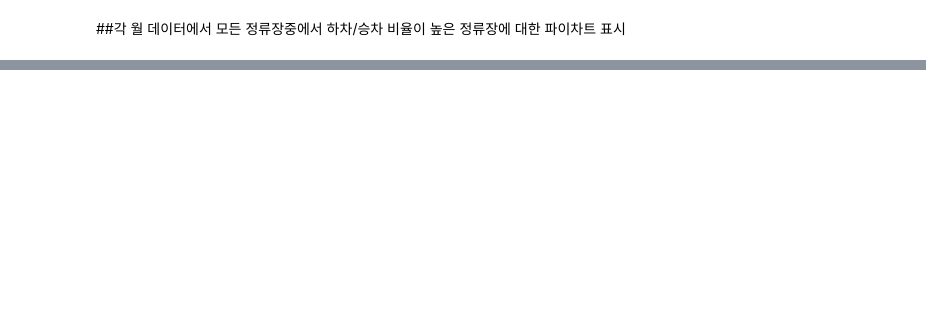
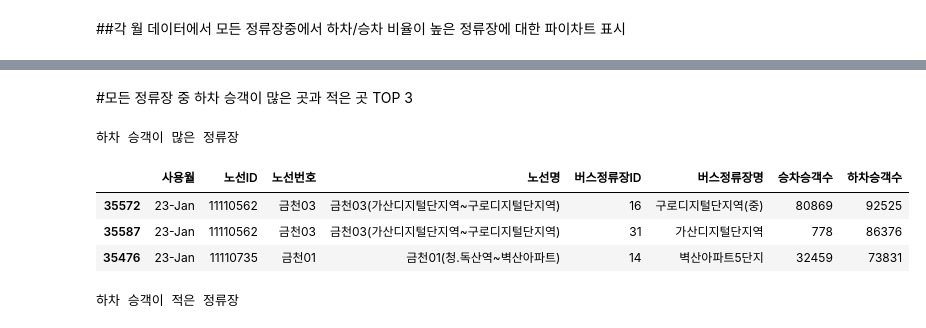
Before and after one commit to aguywhohasADHD/python_project, a Jupyter notebook: project/Untitled1.ipynb, the cells around one changed output, grey strips where cells are left out. Cells and saved outputs as stored; diff of their text form; code cells hidden in the pictures; blank space fills up the shorter version.

```diff
--- a/project/Untitled1.ipynb
+++ b/project/Untitled1.ipynb
@@ -44,6 +44,9 @@ def month_import(month):
   elif month.lower()=='july':
     f_name='data/bus_station_month_july.csv'
     month_data='7월'
+  elif month.lower()=='augusut':
+    f_name='data/bus_station_month_august.csv'
+    month_data='8월'
   else:
     raise ValueError("잘못 입력하셨습니다.")
   df=pd.read_csv(f_name,encoding='cp949')
@@ -51,7 +54,7 @@ def month_import(month):
 # %% [markdown]
 ##분석하고자 하는 데이터의 세팅
 # %%
-choose_month='march'##각 월 데이터
+choose_month='january'##각 월 데이터
 bus_name='4432'#버스노선번호
 df=month_import(choose_month)#(이 셀을 다시 실행하여 데이터 세팅을 재설정함.)
 if df.empty:#(디버그 용도)
@@ -231,0 +453,16 @@ for index, row in df2.iterrows():#승차/하차 승객 비율이 가장 큰 정
+# %% [markdown]
+#모든 정류장 중 하차 승객이 많은 곳과 적은 곳 TOP 3
+# %%
+sorted_df=df.sort_values(by='하차승객수',ascending=False)
+sorted_df2=df.sort_values(by='하차승객수')
+print("하차 승객이 많은 정류장")
+display(sorted_df[:3])
+print('하차 승객이 적은 정류장')
+display(sorted_df2[:3])
+# %% [output]
+하차 승객이 많은 정류장
+|  | 사용월 | 노선ID | 노선번호 | 노선명 | 버스정류장ID | 버스정류장명 | 승차승객수 | 하차승객수 |
+| 35572 | 23-Jan | 11110562 | 금천03 | 금천03(가산디지털단지역~구로디지털단지역) | 16 | 구로디지털단지역(중) | 80869 | 92525 |
+| 35587 | 23-Jan | 11110562 | 금천03 | 금천03(가산디지털단지역~구로디지털단지역) | 31 | 가산디지털단지역 | 778 | 86376 |
+| 35476 | 23-Jan | 11110735 | 금천01 | 금천01(청.독산역~벽산아파트) | 14 | 벽산아파트5단지 | 32459 | 73831 |
+하차 승객이 적은 정류장
```
Also changed, not shown: parts of 8 cells of this notebook.
